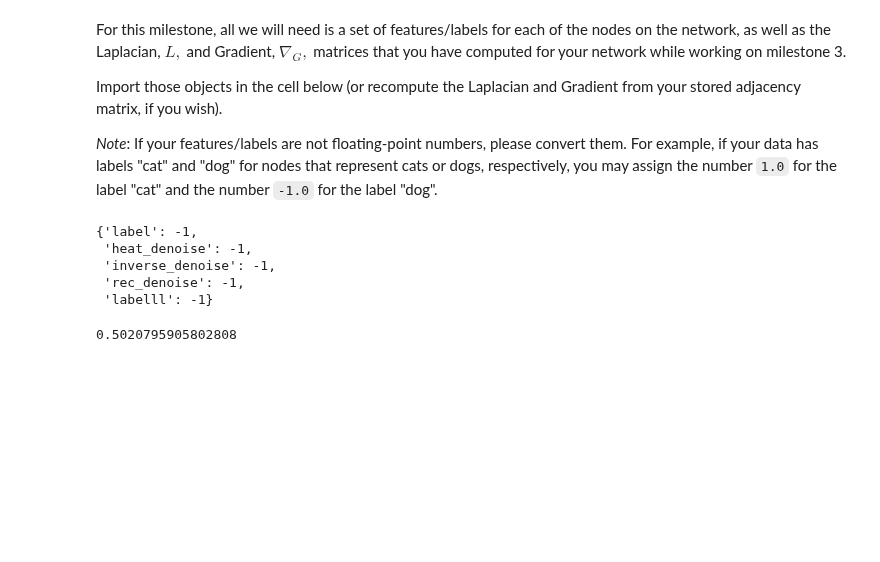
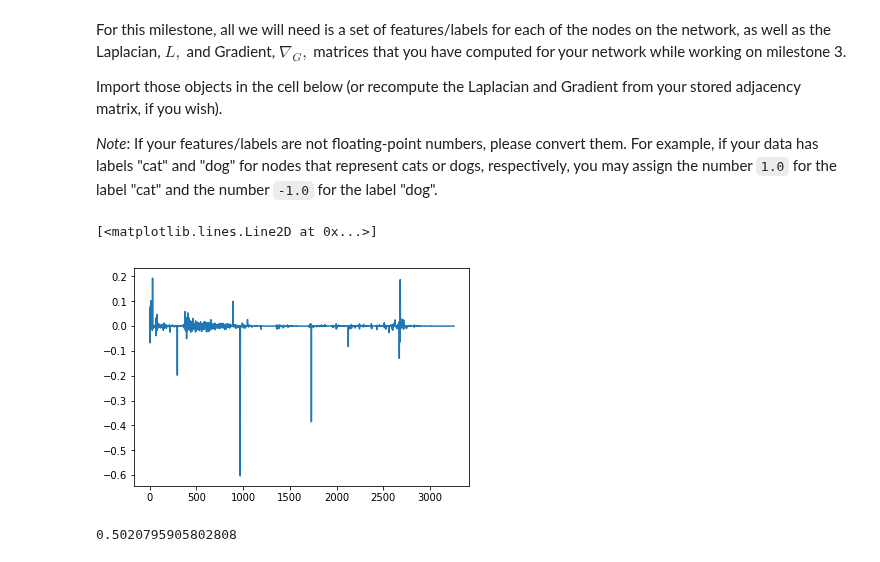
Before and after one commit to ownzonefeng/ntds_groupwork, a Jupyter notebook: Milestone4/4_graph_signal_processing.ipynb, the cells around one changed output. Cells and saved outputs as stored; diff of their text form; code cells hidden in the pictures; blank space fills up the shorter version.

```diff
--- a/Milestone4/4_graph_signal_processing.ipynb
+++ b/Milestone4/4_graph_signal_processing.ipynb
@@ -121,6 +121,9 @@ rd = np.load("rec_denoise.npy");
 rd[rd>=0] = 1;
 rd[rd<0] = -1;
 rdd = {key:int(rd[key]) for key in range(n_nodes)}
+
+hf = np.load("heat_filter.npy")
+hfd = {key:float(hf[key]) for key in range(n_nodes)}
 # %%
 nx.set_node_attributes(mygraph, labeld, 'labelll')
 nx.set_node_attributes(mygraph, hdd, 'heat_denoise')
@@ -129,13 +133,10 @@ nx.set_node_attributes(mygraph, rdd, 'rec_denoise')
 # %%
 nx.write_gexf(mygraph,'mygraph.gexf')
-# %%
-mygraph.node[156]
-# %% [output]
-{'label': -1,
- 'heat_denoise': -1,
- 'inverse_denoise': -1,
- 'rec_denoise': -1,
- 'labelll': -1}
+# %%
+plt.plot(hf)
+# %% [output]
+[<matplotlib.lines.Line2D at 0x...>]
+[figure, added]
 # %%
 np.mean(labels!=hd)
 # %% [output]
```
Also changed, not shown: parts of 1 cell of this notebook, 7 other files.
